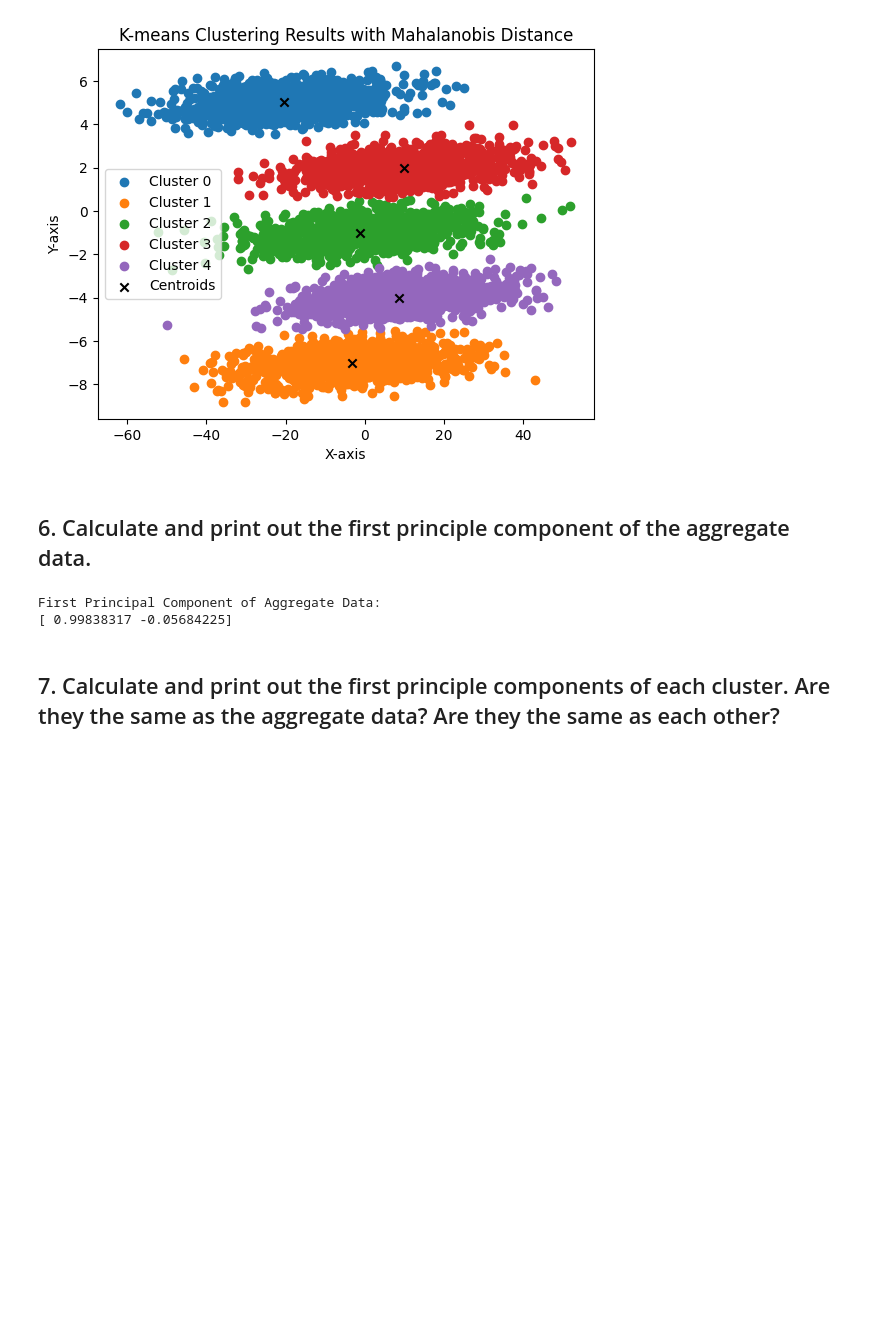
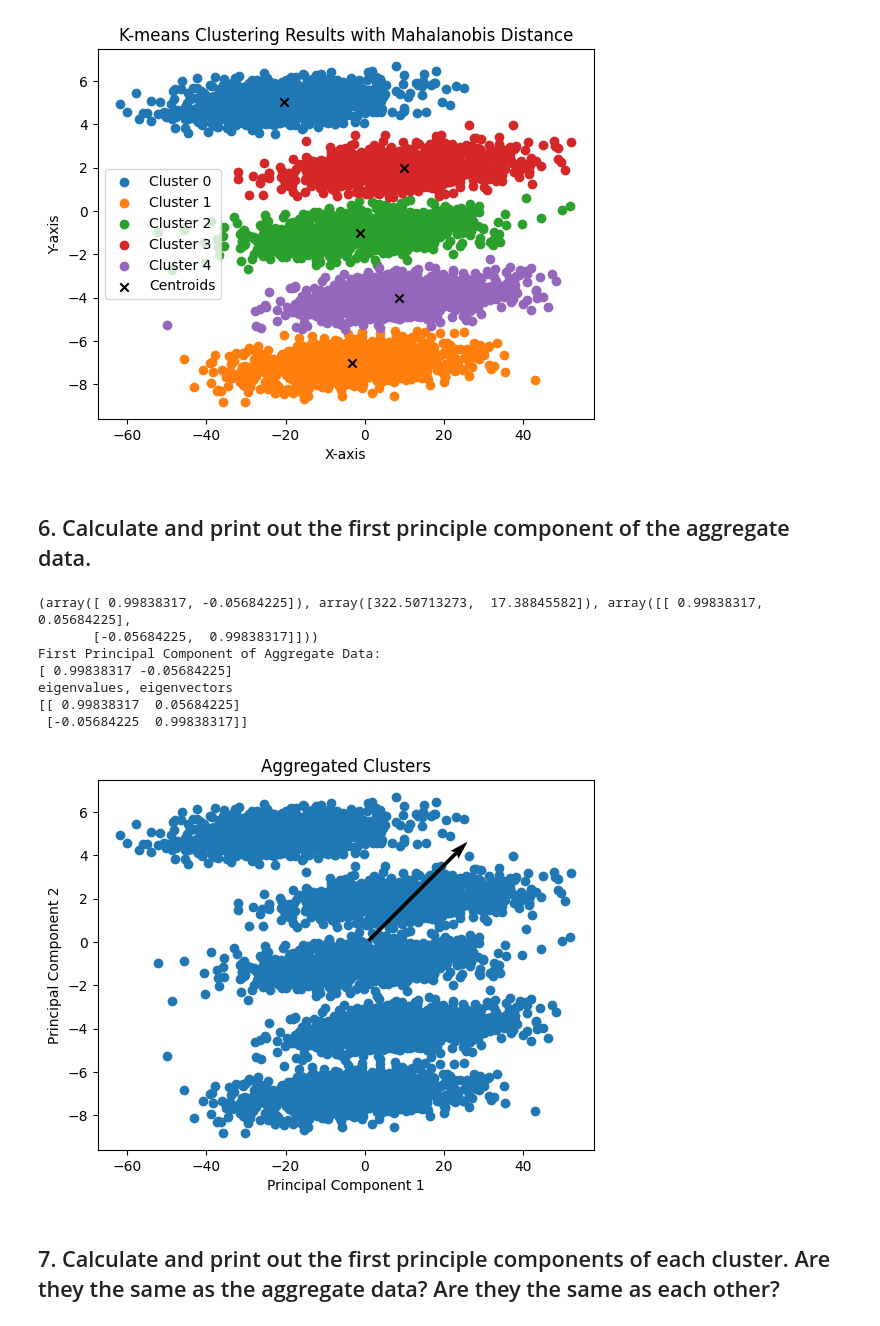
Before and after one commit to amandaay/CS6220DataMining, a Jupyter notebook: Assignment4/AAY_Assignment_4.ipynb, the cells around one changed output. Drawn from its saved outputs; the diff is of its cells as text; code cells hidden in the pictures; blank space fills up the shorter version.

```diff
--- a/Assignment4/AAY_Assignment_4.ipynb
+++ b/Assignment4/AAY_Assignment_4.ipynb
@@ -193,21 +193,33 @@ def first_principal_component_aggregate_data(data):
   return eigenvectors[:, 0], eigenvalues, eigenvectors
 
 # Print the first principal component
+print(first_principal_component_aggregate_data(all_data))
 print("First Principal Component of Aggregate Data:")
 print(first_principal_component_aggregate_data(all_data)[0])
+print("eigenvalues, eigenvectors")
+print(first_principal_component_aggregate_data(all_data)[-1])
 # %% [output]
+(array([ 0.99838317, -0.05684225]), array([322.50713273,  17.38845582]), array([[ 0.99838317,  0.05684225],
+       [-0.05684225,  0.99838317]]))
 First Principal Component of Aggregate Data:
 [ 0.99838317 -0.05684225]
+eigenvalues, eigenvectors
+[[ 0.99838317  0.05684225]
+ [-0.05684225  0.99838317]]
 # %%
 def plot_aggregated_clusters(data, eigenvalues, eigenvectors):
     # Plot the 2D data
-    plt.figure(figsize=(8, 6))
     plt.scatter(data[:, 0], data[:, 1])
-    plt.quiver(eigenvalues, eigenvectors)
+    plt.quiver(eigenvalues[0], eigenvalues[1], eigenvectors[1], eigenvectors[1], scale=5)
     plt.xlabel("Principal Component 1")
     plt.ylabel("Principal Component 2")
     plt.title("Aggregated Clusters")
     plt.show()
+# %%
+# Call the function to plot the aggregated clusters
+plot_aggregated_clusters(all_data, first_principal_component_aggregate_data(all_data)[-1][0], first_principal_component_aggregate_data(all_data)[-1][1])
+# %% [output]
+[figure, added]
 # %% [markdown]
 ## 7. Calculate and print out the first principle components of each cluster. Are they the same as the aggregate data? Are they the same as each other?
 # %%
```
Also changed, not shown: parts of 4 cells of this notebook.
